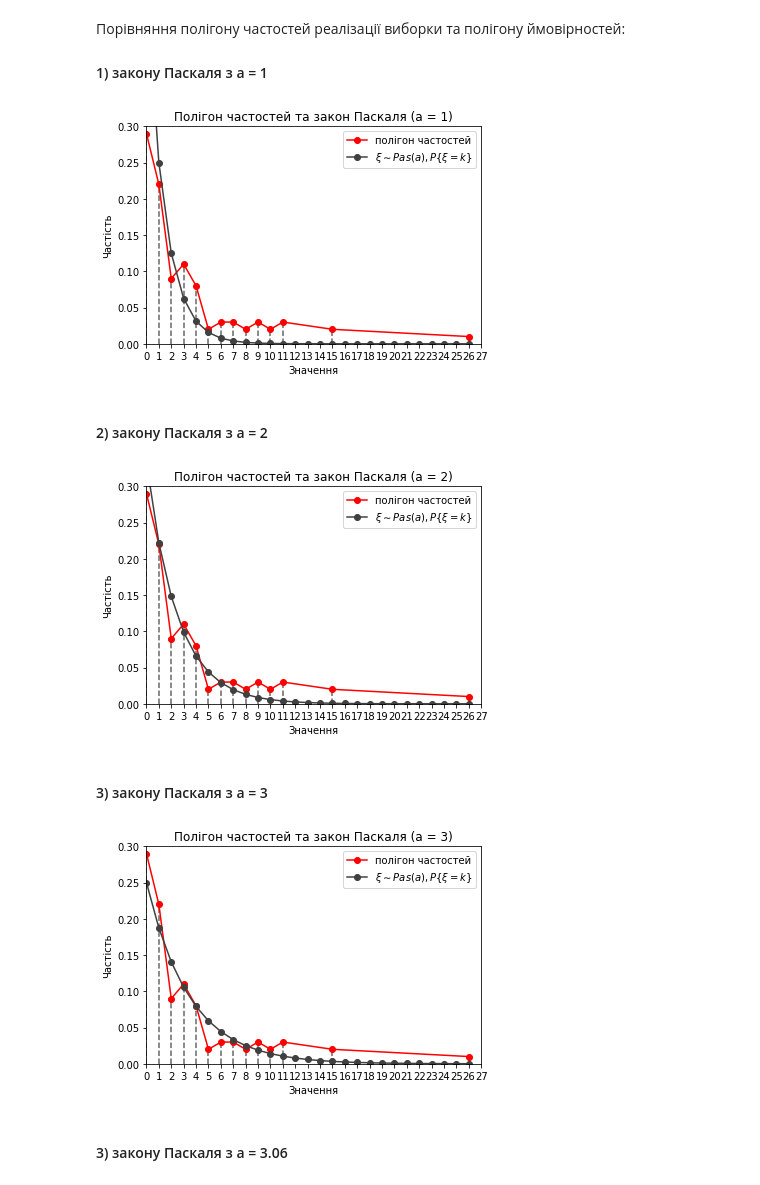
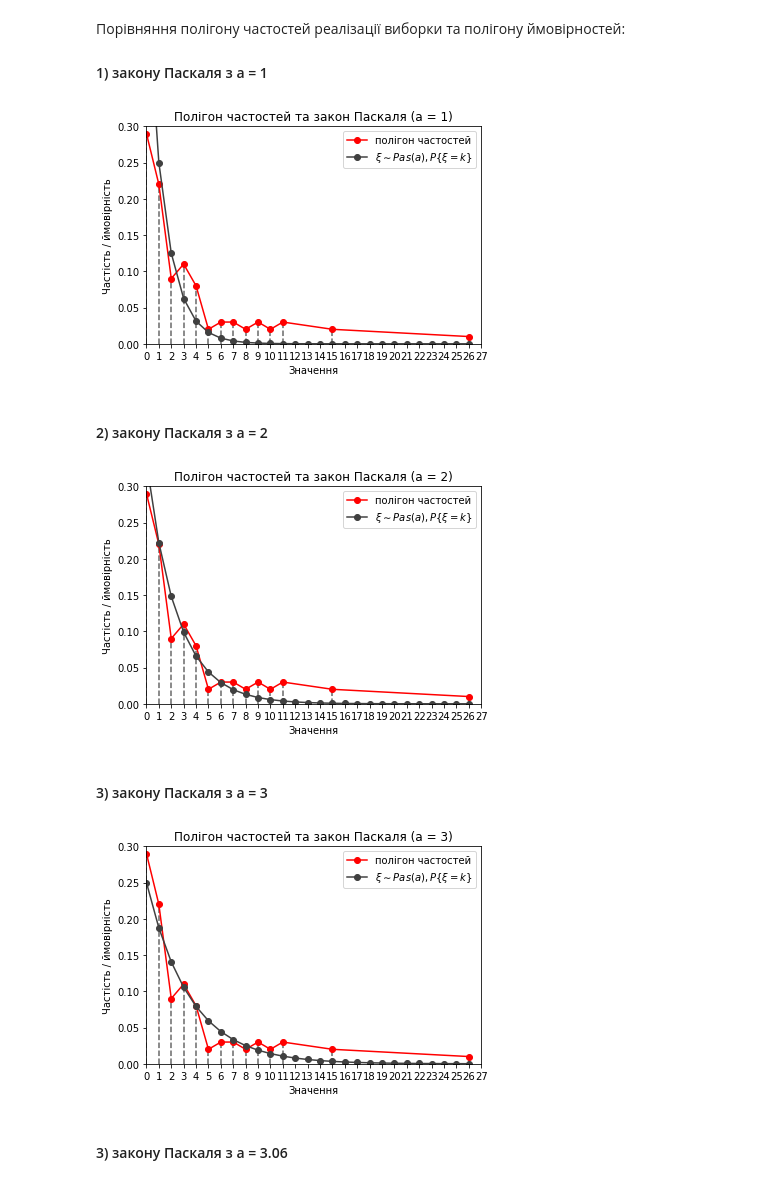
Before and after one commit to nikiandr/mathstatcourse, a Jupyter notebook: code.ipynb, the cells around one changed output. Cells and saved outputs as stored; diff of their text form; code cells hidden in the pictures.

```diff
--- a/teorver.ipynb
+++ b/code.ipynb
@@ -51,24 +51,24 @@ def pascal_prob(k, a):
 # %%
 plt.plot(list(amm.keys()), list(amm.values()), '-o', color = 'r', label = 'полігон частостей')
 plt.title('Полігон частостей та закон Паскаля (a = 1)')
-plt.ylabel('Частість')
+plt.ylabel('Частість / ймовірність')
 plt.xlabel('Значення')
 plt.axis([0, 26, 0.00, 0.30])
 plt.xticks([i for i in range(0, 28)])
 for i in amm.keys():
     plt.vlines(x = i, ymin = 0.00, ymax = amm[i], linestyles = 'dashed', color = '0.4')
 plt.plot([i for i in range(27)], [pascal_prob(i, 1) for i in range(27)], '-o', color = '0.25', label = r'$\xi \sim Pas(a), P\left\{\xi = k\right\}$')
 plt.legend()
 plt.savefig('pictures/pol+pas1.png', dpi = 300)
 plt.show()
 # %% [output]
-[figure, old version]
+[figure, new version]
 # %% [markdown]
 #### 2) закону Паскаля з a = 2
 # %%
 plt.plot(list(amm.keys()), list(amm.values()), '-o', color = 'r', label = 'полігон частостей')
 plt.title('Полігон частостей та закон Паскаля (a = 2)')
-plt.ylabel('Частість')
+plt.ylabel('Частість / ймовірність')
 plt.xlabel('Значення')
 plt.axis([0, 26, 0.00, 0.30])
 plt.xticks([i for i in range(0, 28)])
@@ -79,13 +79,13 @@ plt.legend()
 plt.savefig('pictures/pol+pas2.png', dpi = 300)
 plt.show()
 # %% [output]
-[figure, old version]
+[figure, new version]
 # %% [markdown]
 #### 3) закону Паскаля з a = 3
 # %%
 plt.plot(list(amm.keys()), list(amm.values()), '-o', color = 'r', label = 'полігон частостей')
 plt.title('Полігон частостей та закон Паскаля (a = 3)')
-plt.ylabel('Частість')
+plt.ylabel('Частість / ймовірність')
 plt.xlabel('Значення')
 plt.axis([0, 26, 0.00, 0.30])
 plt.xticks([i for i in range(0, 28)])
@@ -96,7 +96,7 @@ plt.legend()
 plt.savefig('pictures/pol+pas3.png', dpi = 300)
 plt.show()
 # %% [output]
-[figure, old version]
+[figure, new version]
 # %% [markdown]
 #### 3) закону Паскаля з a = 3.06
 # %%
```
Also changed, not shown: parts of 1 cell of this notebook, 6 other files.
